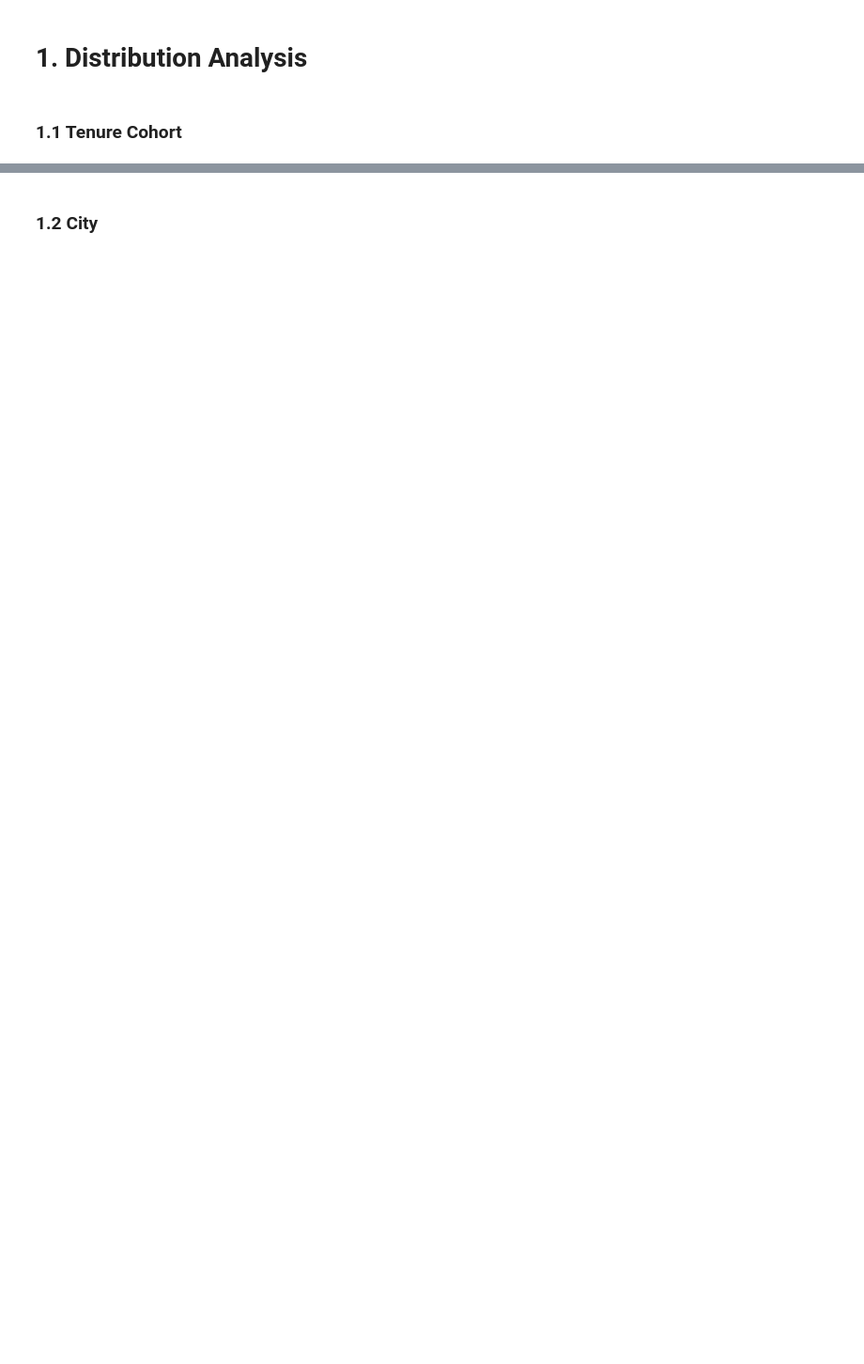
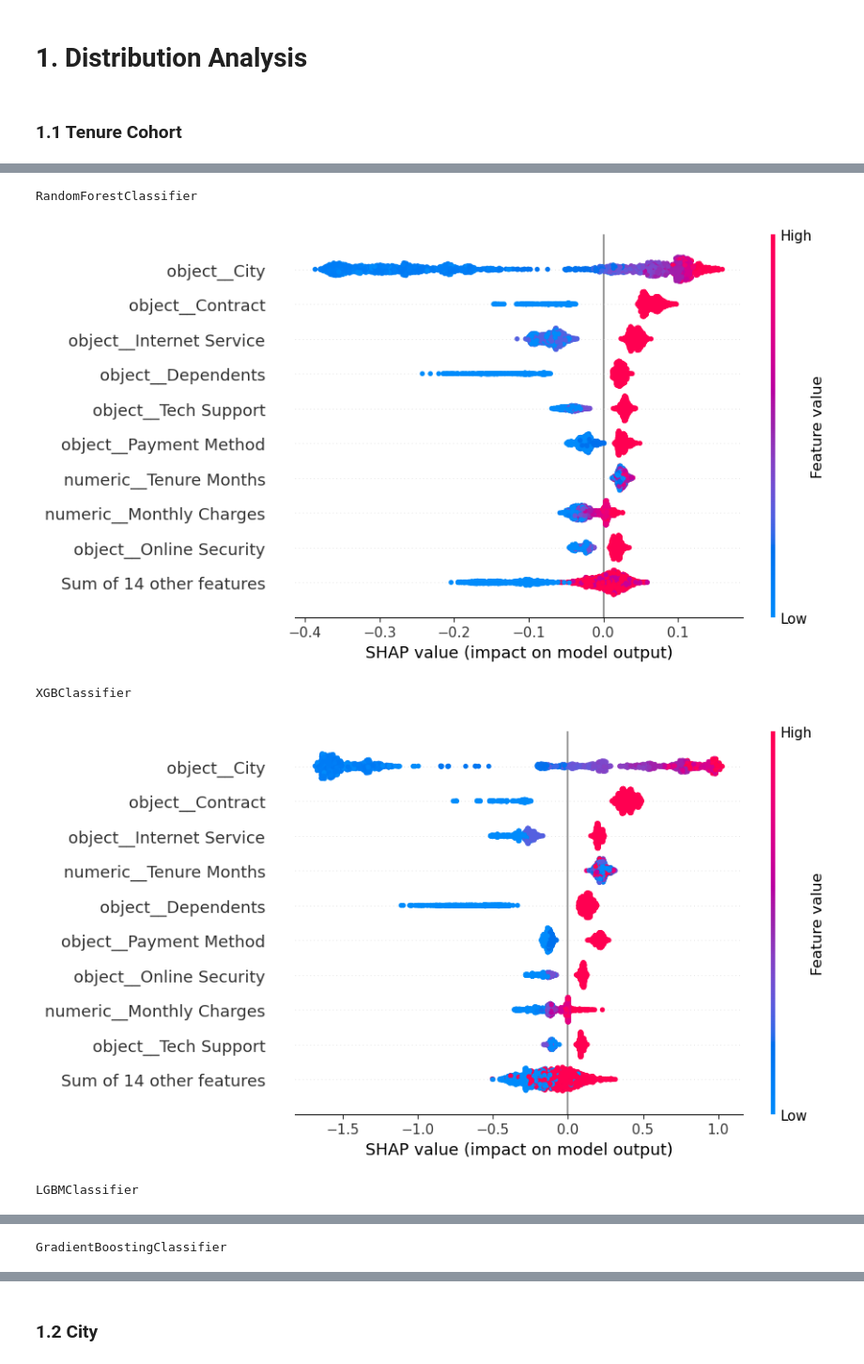
Before and after one commit to uladcharn/Interpretable_Gradient_Boosting__Under_Data_distribution_Shift, a Jupyter notebook: main_analysis.ipynb, the cells around one changed output, grey strips where cells are left out. Shown at 94% size. Saved outputs shown, nothing was run; the diff lists cells and outputs as text; code cells hidden in the pictures; blank space fills up the shorter version.

```diff
--- a/main_analysis.ipynb
+++ b/main_analysis.ipynb
@@ -48,5 +73,5 @@ weighted avg       0.93      0.92      0.92      3402
 # %%
-train_models_da(model_list, X_train_ml, X_test_ml, y_train_ml, y_test_ml, 'Short Tenure')
+trained_models_ml = train_models_da(model_list, X_train_ml, X_test_ml, y_train_ml, y_test_ml, 'Short Tenure')
 # %% [output]
 Testing DecisionTree/RF on Short Tenure:
 --- DecisionTree/RF Evaluation ---
@@ -67,0 +107,9 @@ weighted avg       0.89      0.89      0.89      1970
+# %%
+for m in trained_models_ml:
+    shap_diagnostics(m.model, X_test_ml)
+# %% [output]
+RandomForestClassifier
+[figure, added]
+XGBClassifier
+[figure, added]
+LGBMClassifier
@@ -67,0 +117 @@ weighted avg       0.89      0.89      0.89      1970
+GradientBoostingClassifier
```
Also changed, not shown: parts of 23 cells of this notebook, 4 other files.
